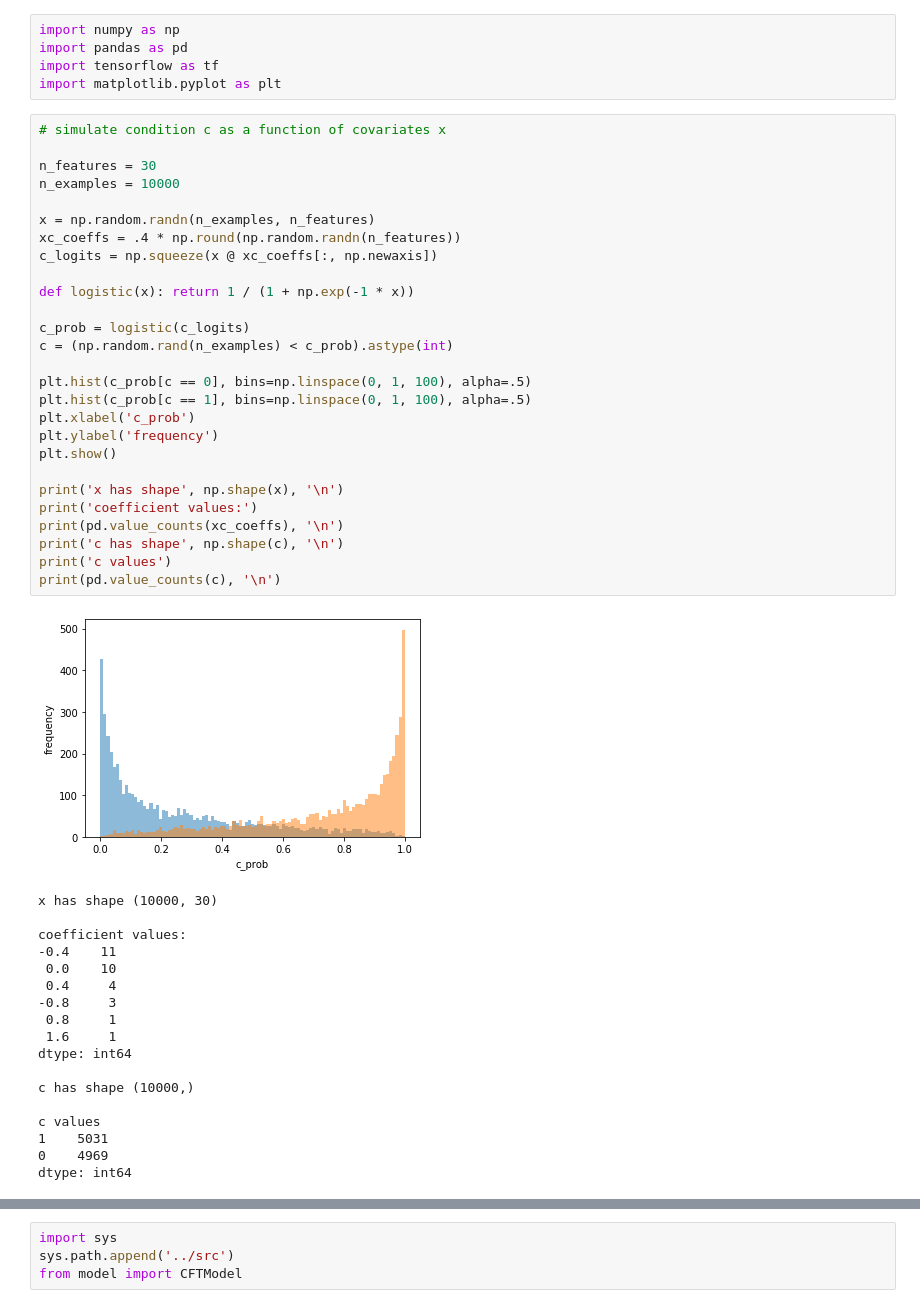
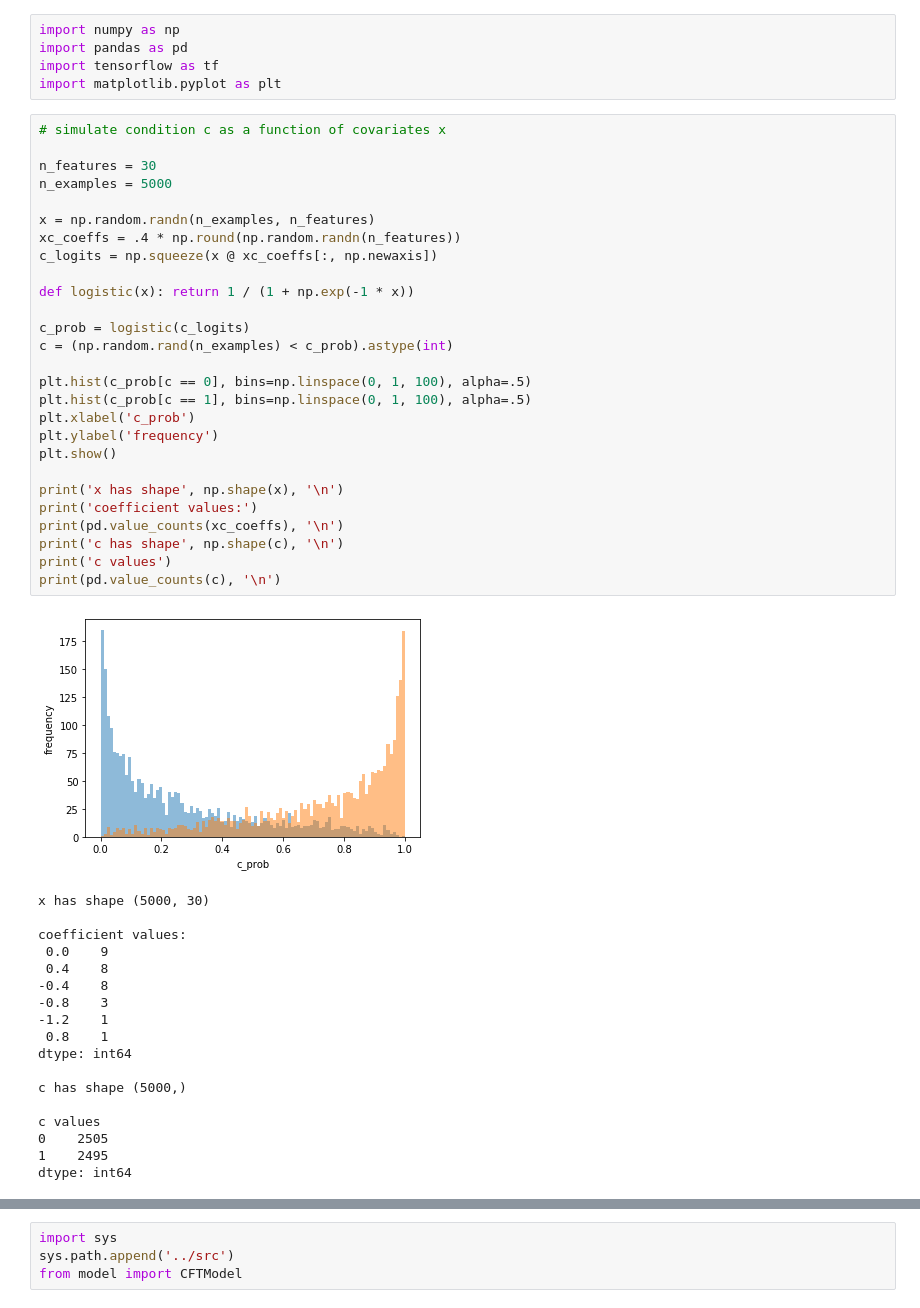
Before and after one commit to mengelhard/cft, a Jupyter notebook: notebooks/cft_sim.ipynb, the cells around one changed output, grey strips where cells are left out. Saved outputs shown, nothing was run; the diff lists cells and outputs as text.

```diff
--- a/notebooks/cft_sim.ipynb
+++ b/notebooks/cft_sim.ipynb
@@ -6,48 +6,48 @@ import matplotlib.pyplot as plt
 # %%
 # simulate condition c as a function of covariates x
 
 n_features = 30
-n_examples = 10000
+n_examples = 5000
 
 x = np.random.randn(n_examples, n_features)
 xc_coeffs = .4 * np.round(np.random.randn(n_features))
 c_logits = np.squeeze(x @ xc_coeffs[:, np.newaxis])
 
 def logistic(x): return 1 / (1 + np.exp(-1 * x))
 
 c_prob = logistic(c_logits)
 c = (np.random.rand(n_examples) < c_prob).astype(int)
 
 plt.hist(c_prob[c == 0], bins=np.linspace(0, 1, 100), alpha=.5)
 plt.hist(c_prob[c == 1], bins=np.linspace(0, 1, 100), alpha=.5)
 plt.xlabel('c_prob')
 plt.ylabel('frequency')
 plt.show()
 
 print('x has shape', np.shape(x), '\n')
 print('coefficient values:')
 print(pd.value_counts(xc_coeffs), '\n')
 print('c has shape', np.shape(c), '\n')
 print('c values')
 print(pd.value_counts(c), '\n')
 # %% [output]
-[figure, old version]
+[figure, new version]
-x has shape (10000, 30)
+x has shape (5000, 30)
 
 coefficient values:
--0.4    11
- 0.0    10
- 0.4     4
--0.8     3
- 0.8     1
- 1.6     1
+ 0.0    9
+ 0.4    8
+-0.4    8
+-0.8    3
+-1.2    1
+ 0.8    1
 dtype: int64
 
-c has shape (10000,)
+c has shape (5000,)
 
 c values
-1    5031
-0    4969
+0    2505
+1    2495
 dtype: int64
 # %%
 # simulate event times as a function of c and x with uniform censoring
```
Also changed, not shown: parts of 10 cells of this notebook, 2 other files.
